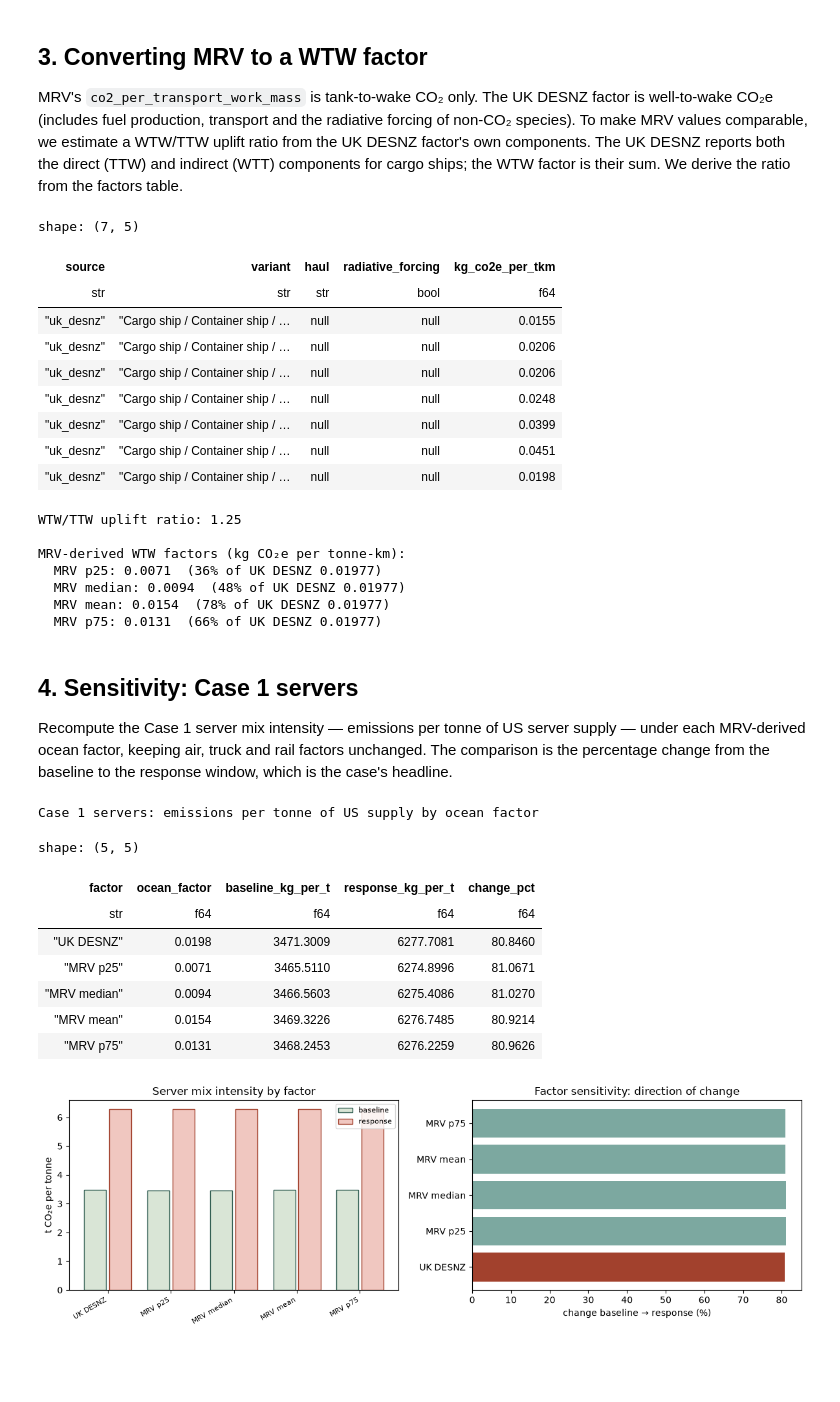
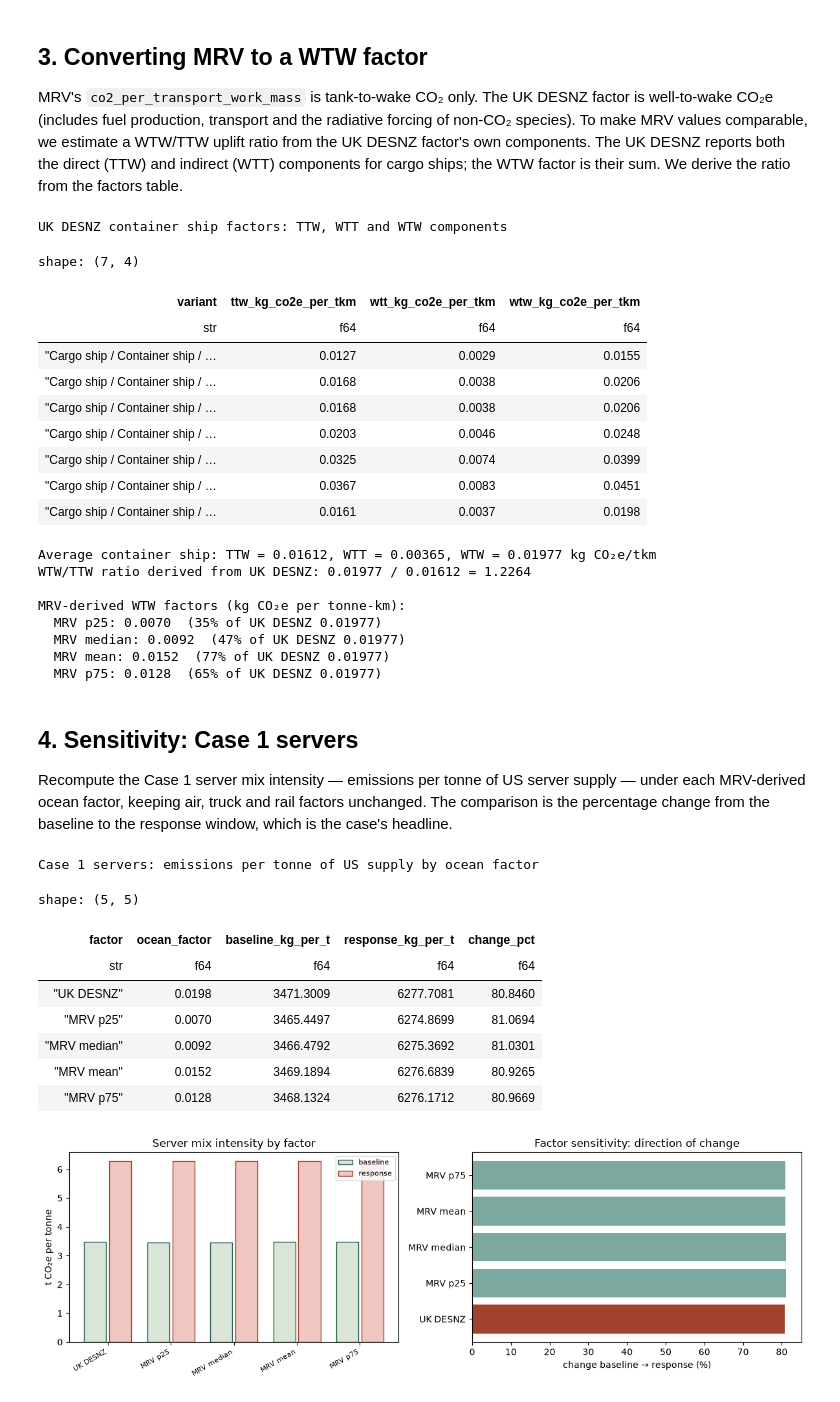
Before and after one commit to mollyegibson/shockt-climate, a Jupyter notebook: analysis/fuel_based/fuel_based_emissions.ipynb, the cells around one changed output. Saved outputs shown, nothing was run; the diff lists cells and outputs as text; code cells hidden in the pictures; blank space fills up the shorter version.

```diff
--- a/analysis/fuel_based/fuel_based_emissions.ipynb
+++ b/analysis/fuel_based/fuel_based_emissions.ipynb
@@ -44,6 +44,7 @@ ALL_CODES = SERVER_CODES + GEAR_CODES
 with core.connect(get_settings()) as conn:
     mrv = core.ship_fuel_intensities(conn)
     factor_rows = core.factors(conn)
+    factor_components = core.factor_components(conn)
     supply = core.supply(conn, ALL_CODES)
     node_weights = core.node_weights(conn, ALL_CODES)
     observed_sea = core.observed_sea(conn)
@@ -149,55 +150,59 @@ species). To make MRV values comparable, we estimate a WTW/TTW uplift ratio from
 factor's own components. The UK DESNZ reports both the direct (TTW) and indirect (WTT) components
 for cargo ships; the WTW factor is their sum. We derive the ratio from the factors table.
 # %%
-uk_factors = pl.DataFrame(
-    [{"source": f.source, "variant": f.variant, "haul": f.haul,
-      "radiative_forcing": f.radiative_forcing, "kg_co2e_per_tkm": f.wtw_kg_co2e_per_tkm}
-     for f in factor_rows]
-).filter(pl.col("source") == "uk_desnz")
+ocean_components = factor_components.filter(
+    pl.col("variant").str.contains("Container ship")
+)
+print("UK DESNZ container ship factors: TTW, WTT and WTW components")
+display(ocean_components)
 
-ocean_factors = uk_factors.filter(pl.col("variant").str.contains("Container ship"))
-display(ocean_factors)
+avg_row = ocean_components.filter(pl.col("variant").str.contains("Average"))
+ttw_avg = avg_row["ttw_kg_co2e_per_tkm"].item()
+wtt_avg = avg_row["wtt_kg_co2e_per_tkm"].item()
+wtw_avg = avg_row["wtw_kg_co2e_per_tkm"].item()
+
+WTW_TTW_RATIO = wtw_avg / ttw_avg
 
 wtw_value = assumed_ocean.wtw_kg_co2e_per_tkm
-# The UK DESNZ WTW includes ~20% upstream (WTT) on top of TTW CO₂, plus radiative forcing.
-# We use a conservative 1.25 ratio (WTW/TTW) based on the DESNZ breakdown for container ships.
-# This means MRV's TTW values need a 25% uplift to approximate WTW CO₂e.
-WTW_TTW_RATIO = 1.25
+print(f"\nAverage container ship: TTW = {ttw_avg:.5f}, WTT = {wtt_avg:.5f}, "
+      f"WTW = {wtw_avg:.5f} kg CO₂e/tkm")
+print(f"WTW/TTW ratio derived from UK DESNZ: {wtw_avg:.5f} / {ttw_avg:.5f} = {WTW_TTW_RATIO:.4f}")
 
 mrv_wtw = containers.with_columns(
     (pl.col("kg_co2_per_tkm") * WTW_TTW_RATIO).alias("kg_co2e_per_tkm_wtw")
 )
 wtw_intensity = mrv_wtw["kg_co2e_per_tkm_wtw"]
 
 mrv_variants = {
     "MRV p25": wtw_intensity.quantile(0.25),
     "MRV median": wtw_intensity.median(),
     "MRV mean": wtw_intensity.mean(),
     "MRV p75": wtw_intensity.quantile(0.75),
 }
-print(f"WTW/TTW uplift ratio: {WTW_TTW_RATIO}")
 print("\nMRV-derived WTW factors (kg CO₂e per tonne-km):")
 for name, value in mrv_variants.items():
     pct_of_desnz = value / wtw_value * 100
     print(f"  {name}: {value:.4f}  ({pct_of_desnz:.0f}% of UK DESNZ {wtw_value})")
 # %% [output]
-shape: (7, 5)
+UK DESNZ container ship factors: TTW, WTT and WTW components
+shape: (7, 4)
-| source | variant | haul | radiative_forcing | kg_co2e_per_tkm |
-| str | str | str | bool | f64 |
-| "uk_desnz" | "Cargo ship / Container ship / … | null | null | 0.0155 |
-| "uk_desnz" | "Cargo ship / Container ship / … | null | null | 0.0206 |
-| "uk_desnz" | "Cargo ship / Container ship / … | null | null | 0.0206 |
-| "uk_desnz" | "Cargo ship / Container ship / … | null | null | 0.0248 |
-| "uk_desnz" | "Cargo ship / Container ship / … | null | null | 0.0399 |
-| "uk_desnz" | "Cargo ship / Container ship / … | null | null | 0.0451 |
-| "uk_desnz" | "Cargo ship / Container ship / … | null | null | 0.0198 |
+| variant | ttw_kg_co2e_per_tkm | wtt_kg_co2e_per_tkm | wtw_kg_co2e_per_tkm |
+| str | f64 | f64 | f64 |
+| "Cargo ship / Container ship / … | 0.0127 | 0.0029 | 0.0155 |
+| "Cargo ship / Container ship / … | 0.0168 | 0.0038 | 0.0206 |
+| "Cargo ship / Container ship / … | 0.0168 | 0.0038 | 0.0206 |
+| "Cargo ship / Container ship / … | 0.0203 | 0.0046 | 0.0248 |
+| "Cargo ship / Container ship / … | 0.0325 | 0.0074 | 0.0399 |
+| "Cargo ship / Container ship / … | 0.0367 | 0.0083 | 0.0451 |
+| "Cargo ship / Container ship / … | 0.0161 | 0.0037 | 0.0198 |
-WTW/TTW uplift ratio: 1.25
-
-MRV-derived WTW factors (kg CO₂e per tonne-km):
-  MRV p25: 0.0071  (36% of UK DESNZ 0.01977)
-  MRV median: 0.0094  (48% of UK DESNZ 0.01977)
-  MRV mean: 0.0154  (78% of UK DESNZ 0.01977)
-  MRV p75: 0.0131  (66% of UK DESNZ 0.01977)
+Average container ship: TTW = 0.01612, WTT = 0.00365, WTW = 0.01977 kg CO₂e/tkm
+WTW/TTW ratio derived from UK DESNZ: 0.01977 / 0.01612 = 1.2264
+
+MRV-derived WTW factors (kg CO₂e per tonne-km):
+  MRV p25: 0.0070  (35% of UK DESNZ 0.01977)
+  MRV median: 0.0092  (47% of UK DESNZ 0.01977)
+  MRV mean: 0.0152  (77% of UK DESNZ 0.01977)
+  MRV p75: 0.0128  (65% of UK DESNZ 0.01977)
 # %% [markdown]
 ## 4. Sensitivity: Case 1 servers
 
@@ -252,10 +257,10 @@ shape: (5, 5)
 | factor | ocean_factor | baseline_kg_per_t | response_kg_per_t | change_pct |
 | str | f64 | f64 | f64 | f64 |
 | "UK DESNZ" | 0.0198 | 3471.3009 | 6277.7081 | 80.8460 |
-| "MRV p25" | 0.0071 | 3465.5110 | 6274.8996 | 81.0671 |
-| "MRV median" | 0.0094 | 3466.5603 | 6275.4086 | 81.0270 |
-| "MRV mean" | 0.0154 | 3469.3226 | 6276.7485 | 80.9214 |
-| "MRV p75" | 0.0131 | 3468.2453 | 6276.2259 | 80.9626 |
+| "MRV p25" | 0.0070 | 3465.4497 | 6274.8699 | 81.0694 |
+| "MRV median" | 0.0092 | 3466.4792 | 6275.3692 | 81.0301 |
+| "MRV mean" | 0.0152 | 3469.1894 | 6276.6839 | 80.9265 |
+| "MRV p75" | 0.0128 | 3468.1324 | 6276.1712 | 80.9669 |
 # %%
 fig, (ax1, ax2) = plt.subplots(1, 2, figsize=(12, 4))
 names = list(server_results.keys())
```
Also changed, not shown: parts of 4 cells of this notebook, 5 other files.
